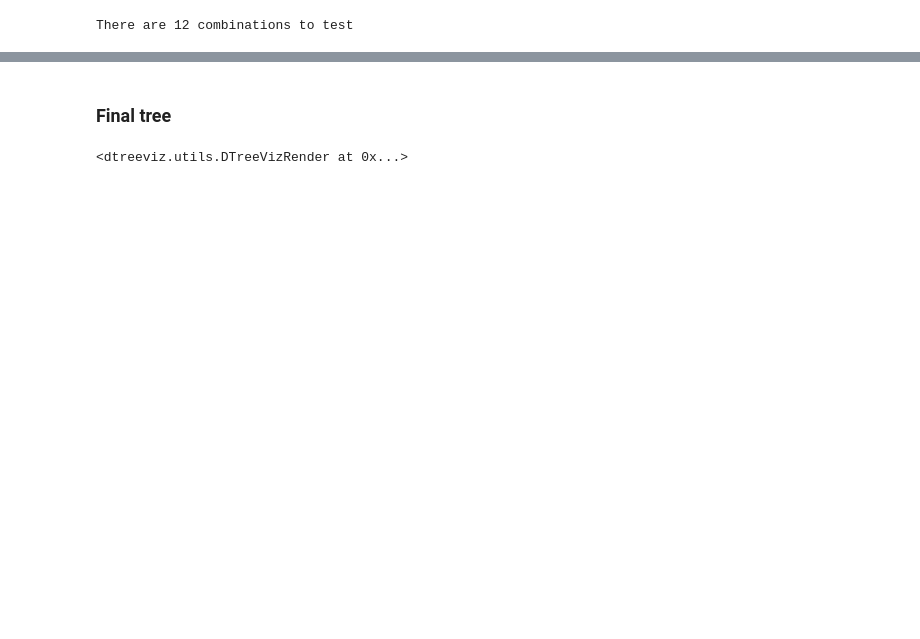
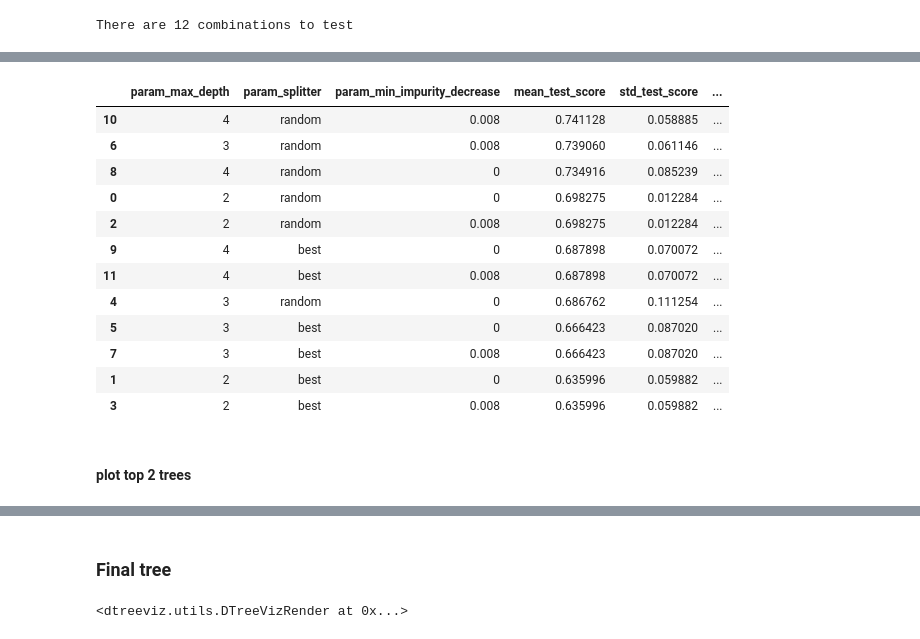
Before and after one commit to CoBrALab/mousefmri_acq_publication, a Jupyter notebook: 6_decision_tree/1_network_detectability_decision_tree.ipynb, the cells around one changed output, grey strips where cells are left out. Cells and saved outputs as stored; diff of their text form; code cells hidden in the pictures; blank space fills up the shorter version.

```diff
--- a/6_decision_tree/1_network_detectability_decision_tree.ipynb
+++ b/6_decision_tree/1_network_detectability_decision_tree.ipynb
@@ -119 +214,24 @@ There are 12 combinations to test
+# %%
+results = pd.DataFrame(grid_search.cv_results_)
+
+cols = ['param_max_depth', 'param_splitter', 'param_min_impurity_decrease',
+        'mean_test_score','std_test_score','rank_test_score']
+
+results[cols].sort_values('rank_test_score')
+# %% [output]
+|  | param_max_depth | param_splitter | param_min_impurity_decrease | mean_test_score | std_test_score | ... |
+| 10 | 4 | random | 0.008 | 0.741128 | 0.058885 | ... |
+| 6 | 3 | random | 0.008 | 0.739060 | 0.061146 | ... |
+| 8 | 4 | random | 0 | 0.734916 | 0.085239 | ... |
+| 0 | 2 | random | 0 | 0.698275 | 0.012284 | ... |
+| 2 | 2 | random | 0.008 | 0.698275 | 0.012284 | ... |
+| 9 | 4 | best | 0 | 0.687898 | 0.070072 | ... |
+| 11 | 4 | best | 0.008 | 0.687898 | 0.070072 | ... |
+| 4 | 3 | random | 0 | 0.686762 | 0.111254 | ... |
+| 5 | 3 | best | 0 | 0.666423 | 0.087020 | ... |
+| 7 | 3 | best | 0.008 | 0.666423 | 0.087020 | ... |
+| 1 | 2 | best | 0 | 0.635996 | 0.059882 | ... |
+| 3 | 2 | best | 0.008 | 0.635996 | 0.059882 | ... |
+# %% [markdown]
+#### plot top 2 trees
 # %%
```
Also changed, not shown: parts of 30 cells of this notebook.
